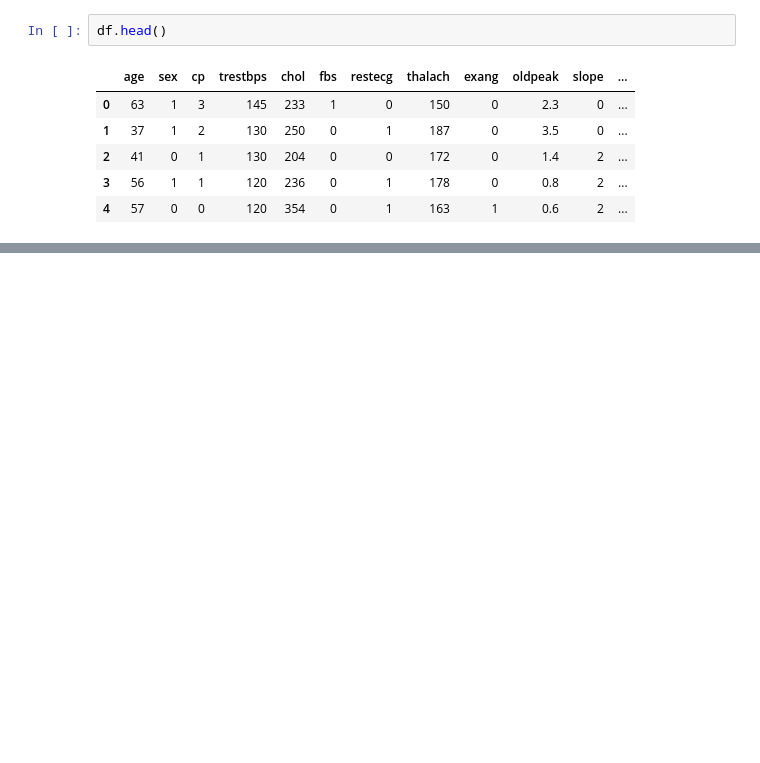
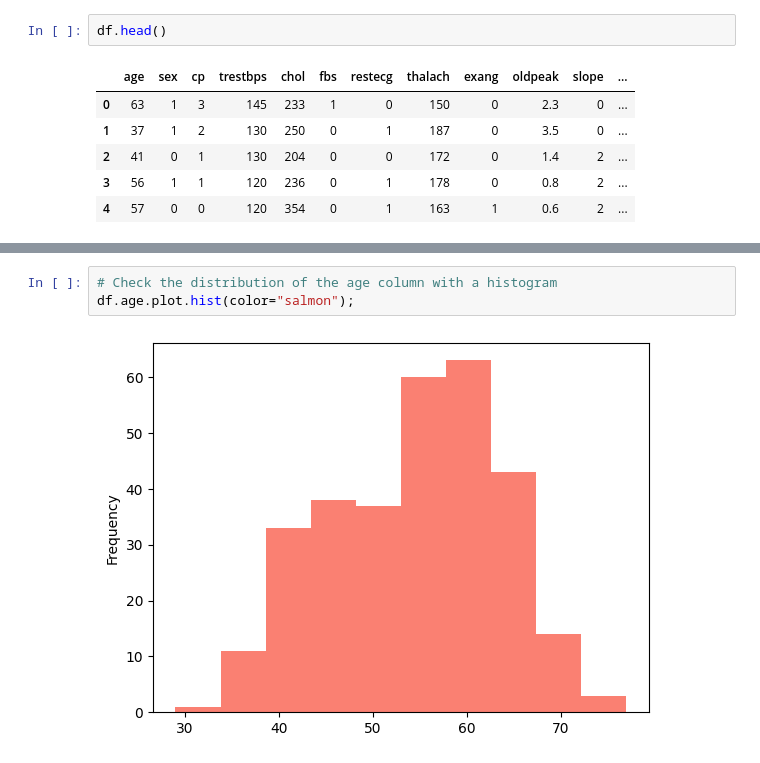
Before and after one commit to Hirushaashinshana/machineLearning, a Jupyter notebook: Scikit_Learn/Project/project_01/index.ipynb, the cells around one changed output, grey strips where cells are left out. Cells and saved outputs as stored; diff of their text form; blank space fills up the shorter version.

```diff
--- a/Scikit_Learn/Project/project_01/index.ipynb
+++ b/Scikit_Learn/Project/project_01/index.ipynb
@@ -177,0 +166,5 @@ plt.plot()
+# %%
+# Check the distribution of the age column with a histogram
+df.age.plot.hist(color="salmon");
+# %% [output]
+[figure, added]
```
Also changed, not shown: parts of 3 cells of this notebook.
